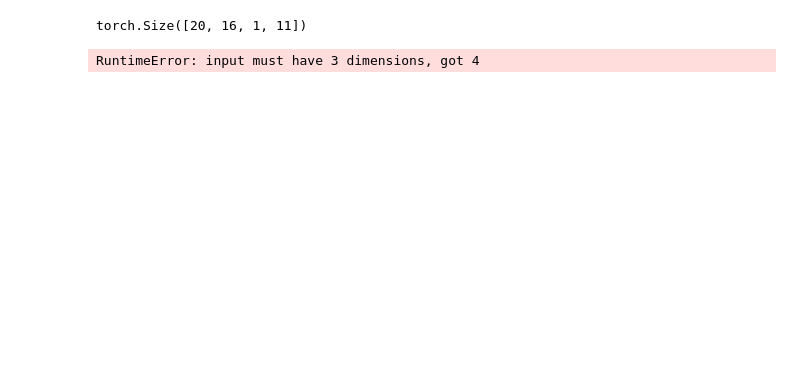
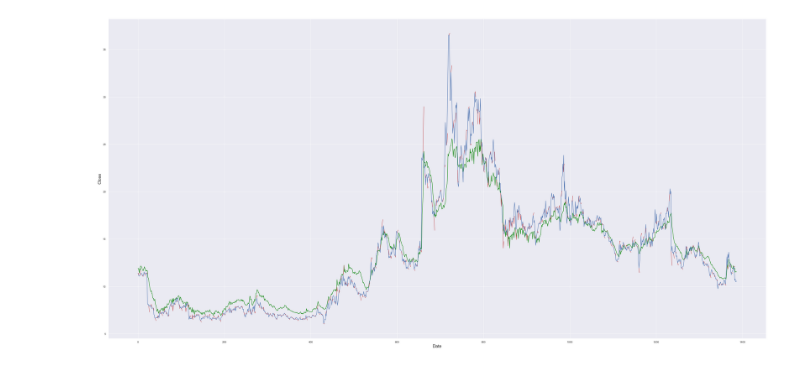
Before and after one commit to sjchasel/stock_prediction, a Jupyter notebook: 深度学习模型/cnn-lstm.ipynb, the cells around one changed output. Cells and saved outputs as stored; diff of their text form; code cells hidden in the pictures; blank space fills up the shorter version.

```diff
--- a/深度学习模型/cnn-lstm.ipynb
+++ b/深度学习模型/cnn-lstm.ipynb
@@ -46,6 +47,7 @@ class GetData:
         self.close_min = self.data['close'].min()
         self.close_max = self.data["close"].max()
         self.data = self.data.apply(lambda x: (x - min(x)) / (max(x) - min(x)))
+        self.data = self.data.fillna(0)
         return self.data
 
     def process_data(self):
@@ -61,7 +63,7 @@ class GetData:
             for i in range(len(self.data) - n + 2)
             if i + n < len(self.data)
         ]
-        num = int(len(feature) * 0.9)
+        num = int(len(feature) * 0.9) # 90%作为训练集
         train_x = feature[:num]
         test_x = feature[num:]
         train_y = label[:num]
@@ -152,6 +130,7 @@ def train_model(epoch, train_dataLoader, test_dataLoader):
             total_train_loss += loss.item()
             total_train_num += x_num
         train_loss = total_train_loss / total_train_num
+        train_loss_list.append(train_loss)
         for x, y in test_dataLoader:
             x_num = len(x)
             p = model(x)
@@ -162,18 +141,19 @@ def train_model(epoch, train_dataLoader, test_dataLoader):
             total_test_loss += loss.item()
             total_test_num += x_num
         test_loss = total_test_loss / total_test_num
+        test_loss_list.append(test_loss)
 
         # early stop
         if best_loss > test_loss:
             best_loss = test_loss
             best_model = copy(model)
-            torch.save(best_model.state_dict(), 'lstm_.pth')
+            torch.save(best_model.state_dict(), 'cnnlstm_.pth')
             epoch_cnt = 0
         else:
             epoch_cnt += 1
 
         if epoch_cnt > early_stop:
-            torch.save(best_model.state_dict(), 'lstm_.pth')
+            torch.save(best_model.state_dict(), 'cnnlstm_.pth')
             print("保存模型")
             #print(best_model.state_dict())
             break
@@ -182,7 +162,7 @@ def test_model(test_dataLoader_):
     pred = []
     label = []
     model_ = CNN_LSTM()
-    model_.load_state_dict(torch.load("lstm_.pth"))
+    model_.load_state_dict(torch.load("cnnlstm_.pth"))
     model_.eval()
     total_test_loss = 0
     total_test_num = 0
@@ -197,7 +177,7 @@ def test_model(test_dataLoader_):
         label.extend(y.tolist())
     test_loss = total_test_loss / total_test_num
     # print('##', len(pred), len(label))
-    return pred, label, test_loss
+    return pred, label,test_loss, test_loss_list
 # %%
 def plot_img(data, pred):
     plt.figure(figsize=(50, 25))
@@ -212,39 +192,45 @@ def plot_img(data, pred):
     plt.show()
 # %%
 if __name__ == '__main__':
+    seed_torch(1122)
+    test_loss_list = []
+    train_loss_list = []
     # 参数
     days_num = 5
-    epoch = 20
-    fea = 45
+    epoch = 30
+    fea = 5
     batch_size = 20
     early_stop = 5
 
     # 初始化模型
     model = CNN_LSTM()
 
     # 数据处理部分
     GD = GetData()
-    x_train, x_test, y_train, y_test = GD.process_data()
+    train_x, test_x, train_y, test_y = GD.process_data()
     # print(x_train)
-    x_train = torch.tensor(x_train).float()
-    x_test = torch.tensor(x_test).float()
-    y_train = torch.tensor(y_train).float()
-    y_test = torch.tensor(y_test).float()
+    x_train = torch.tensor(train_x).float()
+    x_test = torch.tensor(test_x).float()
+    y_train = torch.tensor(train_y).float()
+    y_test = torch.tensor(test_y).float()
     train_data = TensorDataset(x_train, y_train)
     train_dataLoader = DataLoader(train_data, batch_size=batch_size)
     test_data = TensorDataset(x_test, y_test)
     test_dataLoader = DataLoader(test_data, batch_size=batch_size)
 
+
     # 损失函数和优化器
     loss_func = nn.MSELoss()
     optimizer = optim.Adam(model.parameters(), lr=0.001)
     train_model(epoch, train_dataLoader, test_dataLoader)
-    p, y, test_loss = test_model(test_dataLoader)
+    p, y, test_loss, test_loss_list = test_model(test_dataLoader)
 
     # 画图
     pred = [ele * (GD.close_max - GD.close_min) + GD.close_min for ele in p]
     data = [ele * (GD.close_max - GD.close_min) + GD.close_min for ele in y]
+
     plot_img(data, pred)
+
+    rr = goodness_of_fit(pred, data)
 # %% [output]
-torch.Size([20, 16, 1, 11])
-RuntimeError: input must have 3 dimensions, got 4
+[figure, added]
```
Also changed, not shown: parts of 4 cells of this notebook, 13 other files.
